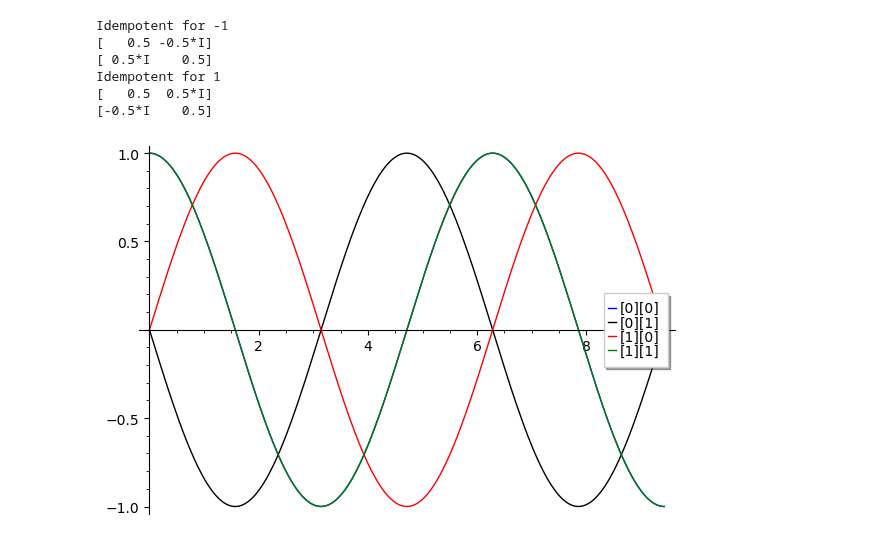
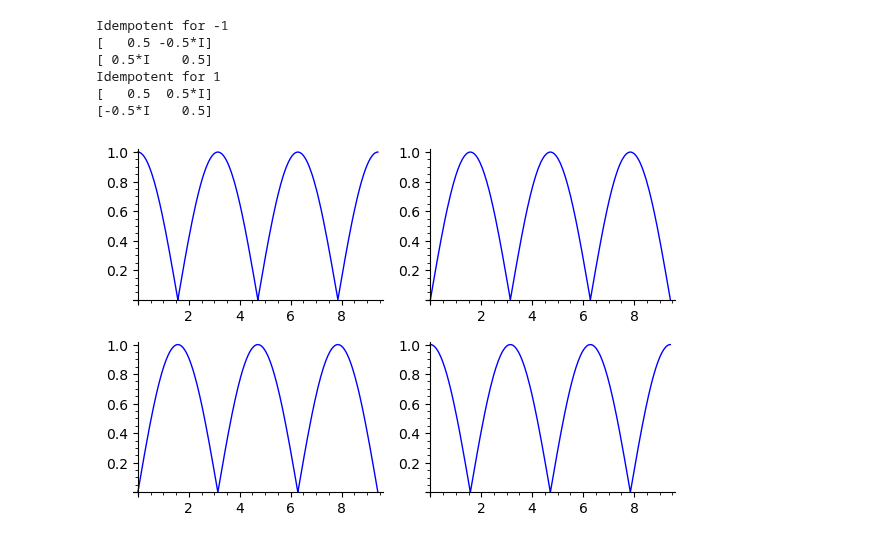
Before and after one commit to EmilyMWright/FUSRP-2021-Quantum-Walks, a Jupyter notebook: Idempotents_of_Adjancency_Matrix.ipynb, the cells around one changed output. Cells and saved outputs as stored; diff of their text form; code cells hidden in the pictures.

Commit message:
Adds rounding to transfer at time funcs, edits plots

```diff
--- a/Idempotents_of_Adjancency_Matrix.ipynb
+++ b/Idempotents_of_Adjancency_Matrix.ipynb
@@ -175,24 +175,28 @@ Idempotent for 2
 
 def transfer_at_time_r(A,t,i,j):
     U = transfer(A,t)
+    if U[i][j].real() < 0.00001:
+        return 0
     return U[i][j].real()
 
 ################################################################################
-# Function: transfer_at_time_i                                                 #
+# Function: transfer_at_time_a                                                 #
 #                                                                              #
-# Purpose: find imaginary part of transfer matrix at specific time and index   #
+# Purpose: find absolute value of transfer matrix at specific time and index   #
 #                                                                              #
 # Arguments:                                                                   #
 #   A        Hermitian sage or numpy matrix     adjacency matrix/Hamiltonian   #
 #   i        integer                            row number                     #
 #   j        integer                            column number                  #
 #                                                                              #
-# Returns: imaginary part of U(t) at index [i][j]                              #
+# Returns: absolute value of U(t) at index [i][j]                              #
 #                                                                              #
 ################################################################################
 
 def transfer_at_time_i(A,t,i,j):
     U = transfer(A,t)
+    if U[i][j].imag() < 0.00001:
+        return 0
     return U[i][j].imag()
 
 ################################################################################
@@ -211,6 +215,8 @@ def transfer_at_time_i(A,t,i,j):
 
 def transfer_at_time_a(A,t,i,j):
     U = transfer(A,t)
+    if U[i][j].abs() < 0.00001:
+        return 0
     return U[i][j].abs()
 # %%
 # Example usage for directed C4 matrix
@@ -246,12 +252,19 @@ Idempotent for -1
 Idempotent for 1
 [   0.5  0.5*I]
 [-0.5*I    0.5]
+# %%
+# Plots absolute value of U(t) for matrix H from time 0 to 3pi
+PH00a = plot(transfer_at_time_a(H,x,0,0),0,3*np.pi)
+PH01a = plot(transfer_at_time_a(H,x,0,1),0,3*np.pi)
+PH10a = plot(transfer_at_time_a(H,x,1,0),0,3*np.pi)
+PH11a = plot(transfer_at_time_a(H,x,1,1),0,3*np.pi)
+# %%
+graphics_array(((PH00a,PH01a), (PH10a,PH11a)))
+# %% [output]
+[figure, added]
 # %%
 # Plots real part of U(t) for matrix H from time 0 to 3pi
-PH00 = plot(transfer_at_time_r(H,x,0,0),0,3*np.pi, color="blue", legend_label="[0][0]")
-PH01 = plot(transfer_at_time_r(H,x,0,1),0,3*np.pi, color="black", legend_label="[0][1]")
-PH10 = plot(transfer_at_time_r(H,x,1,0),0,3*np.pi, color="red", legend_label="[1][0]")
-PH11 = plot(transfer_at_time_r(H,x,1,1),0,3*np.pi, color="green", legend_label="[1][1]")
-PH00 + PH01 + PH10 + PH11
+PH00r = plot(transfer_at_time_r(H,x,0,0),0,3*np.pi)
+PH01r = plot(transfer_at_time_r(H,x,0,1),0,3*np.pi)
+PH10r = plot(transfer_at_time_r(H,x,1,0),0,3*np.pi)
+PH11r = plot(transfer_at_time_r(H,x,1,1),0,3*np.pi)
-# %% [output]
-[figure, removed]
```
Also changed, not shown: parts of 2 cells of this notebook.
